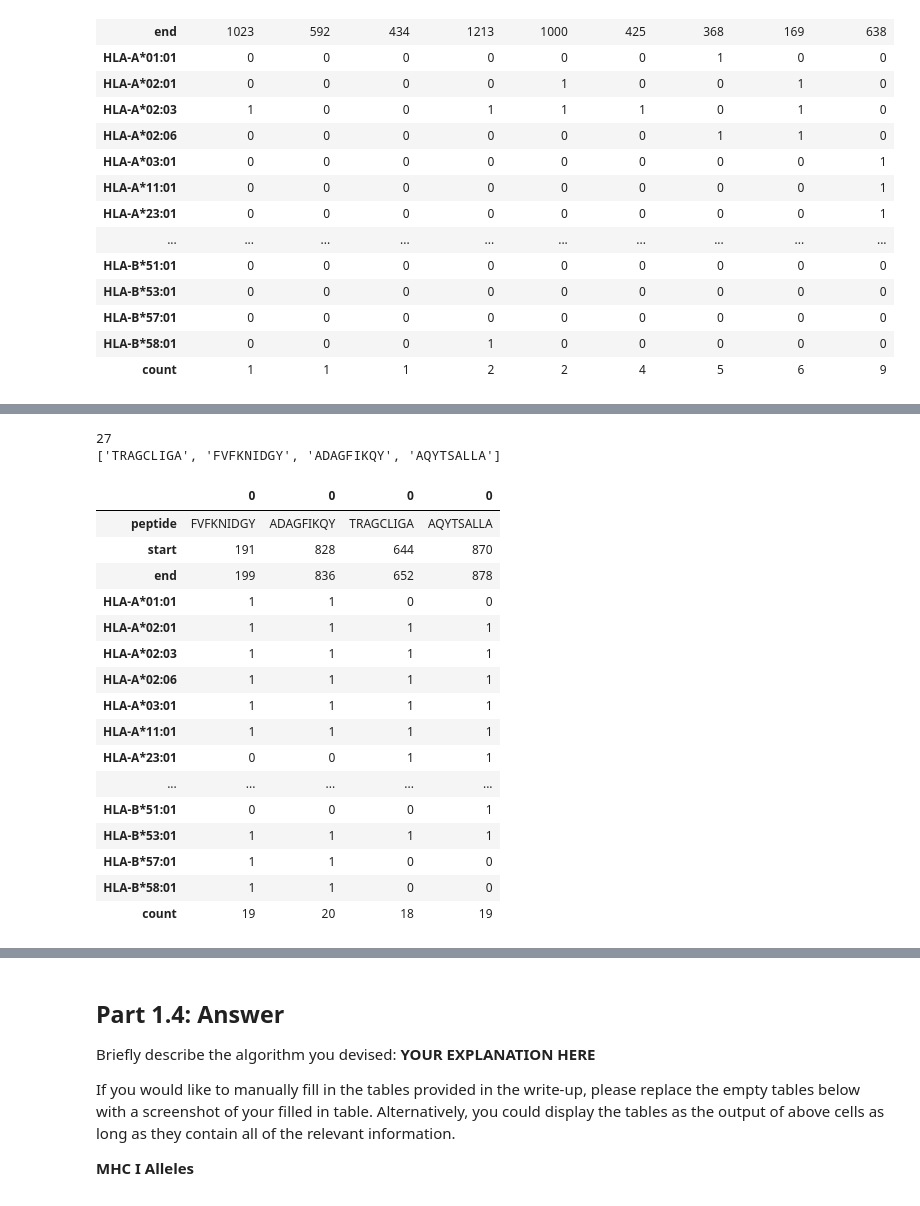
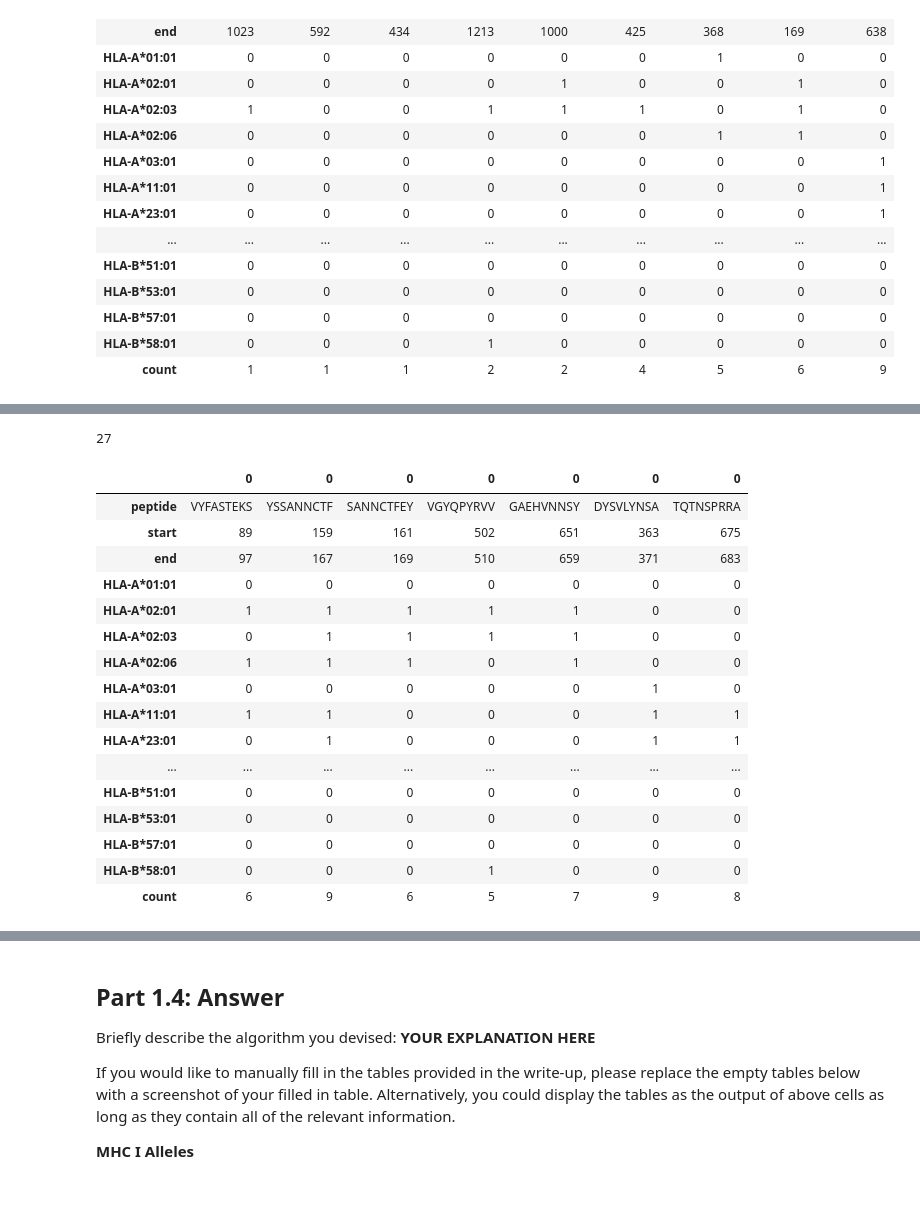
Before and after one commit to ryanquinnnelson/CMU-02718-HW5, a Jupyter notebook: 02_518_02_718_HW_5_ryann.ipynb, the cells around one changed output, grey strips where cells are left out. Cells and saved outputs as stored; diff of their text form; code cells hidden in the pictures.

Commit message:
Verified through coverage df

```diff
--- a/02_518_02_718_HW_5_ryann.ipynb
+++ b/02_518_02_718_HW_5_ryann.ipynb
@@ -1162,3 +1201,8 @@ def find_peptide_cover(df_available,allele):
 
         # return an empty dictionary
         return dict()
+# %%
+print('test update_selected_peptides()')
+
+df_test = df_test[df_test['peptide']=='CVADYSVLY']
+df_test.T
@@ -1165,15 +1228,7 @@ def find_peptide_cover(df_available,allele):
 # %%
-print('test update_selected_peptides()')
-
-# sort the coverage df by count
-df_sorted = df_coverage_test.sort_values(by=['count'],ascending=True) # should be False, true for test purposes
-
 # select the peptide with the highest coverage count
-selected_peptide = df_sorted.head(1)
+selected_peptide = df_test.head(1)
 peptide_dict = selected_peptide.to_dict()
-print(peptide_dict)
-
-selected = []
-update_selected_peptides(peptide_dict,selected)
-selected
+for key in peptide_dict:
+    print(key,peptide_dict[key])
 # %% [output]
@@ -1183,7 +1258,8 @@ test update_selected_peptides()
 # %%
 print('test update_uncovered_alleles()')
-uncovered = ['HLA-B*40:01','HLA-B*44:02']
+uncovered = class_i_list.copy()
+print(len(uncovered))
 update_uncovered_alleles(peptide_dict,uncovered)
-uncovered
+len(uncovered)
 # %% [output]
 test update_uncovered_alleles()
@@ -1231,7 +1308,7 @@ def select_peptides(df,alleles,design_limit):
     uncovered = alleles.copy()
 
     # select the peptide with the highest coverage count
-    df_sorted = df.sort_values(by=['count'],ascending=True) # should be False, true for test purposes
+    df_sorted = df.sort_values(by=['count'],ascending=False) # should be False, true for test purposes
     selected_peptide = df_sorted.head(1).to_dict()
 
     # update data structures based on selection
@@ -1310,28 +1400,25 @@ df_coverage_mhc1
 # %%
+# see breakdown of example
+df_coverage_mhc1 = get_peptide_coverage_df(results_mhc1,6.0,class_i_list)
 n,selected = select_peptides(df_coverage_mhc1,class_i_list,10)
 print(n)
-print(selected)
+df_coverage_mhc1[df_coverage_mhc1['peptide'].isin(selected)].T
 # %% [output]
 27
-['TRAGCLIGA', 'FVFKNIDGY', 'ADAGFIKQY', 'AQYTSALLA']
+|  | 0 | 0 | 0 | 0 | 0 | 0 | 0 |
+| peptide | VYFASTEKS | YSSANNCTF | SANNCTFEY | VGYQPYRVV | GAEHVNNSY | DYSVLYNSA | TQTNSPRRA |
+| start | 89 | 159 | 161 | 502 | 651 | 363 | 675 |
+| end | 97 | 167 | 169 | 510 | 659 | 371 | 683 |
+| HLA-A*01:01 | 0 | 0 | 0 | 0 | 0 | 0 | 0 |
+| HLA-A*02:01 | 1 | 1 | 1 | 1 | 1 | 0 | 0 |
+| HLA-A*02:03 | 0 | 1 | 1 | 1 | 1 | 0 | 0 |
+| HLA-A*02:06 | 1 | 1 | 1 | 0 | 1 | 0 | 0 |
+| HLA-A*03:01 | 0 | 0 | 0 | 0 | 0 | 1 | 0 |
+| HLA-A*11:01 | 1 | 1 | 0 | 0 | 0 | 1 | 1 |
+| HLA-A*23:01 | 0 | 1 | 0 | 0 | 0 | 1 | 1 |
+| ... | ... | ... | ... | ... | ... | ... | ... |
+| HLA-B*51:01 | 0 | 0 | 0 | 0 | 0 | 0 | 0 |
+| HLA-B*53:01 | 0 | 0 | 0 | 0 | 0 | 0 | 0 |
+| HLA-B*57:01 | 0 | 0 | 0 | 0 | 0 | 0 | 0 |
+| HLA-B*58:01 | 0 | 0 | 0 | 1 | 0 | 0 | 0 |
+| count | 6 | 9 | 6 | 5 | 7 | 9 | 8 |
-# %%
-# see breakdown of coverage
-df_coverage_mhc1[df_coverage_mhc1['peptide'].isin(selected)].T
-# %% [output]
-|  | 0 | 0 | 0 | 0 |
-| peptide | FVFKNIDGY | ADAGFIKQY | TRAGCLIGA | AQYTSALLA |
-| start | 191 | 828 | 644 | 870 |
-| end | 199 | 836 | 652 | 878 |
-| HLA-A*01:01 | 1 | 1 | 0 | 0 |
-| HLA-A*02:01 | 1 | 1 | 1 | 1 |
-| HLA-A*02:03 | 1 | 1 | 1 | 1 |
-| HLA-A*02:06 | 1 | 1 | 1 | 1 |
-| HLA-A*03:01 | 1 | 1 | 1 | 1 |
-| HLA-A*11:01 | 1 | 1 | 1 | 1 |
-| HLA-A*23:01 | 0 | 0 | 1 | 1 |
-| ... | ... | ... | ... | ... |
-| HLA-B*51:01 | 0 | 0 | 0 | 1 |
-| HLA-B*53:01 | 1 | 1 | 1 | 1 |
-| HLA-B*57:01 | 1 | 1 | 0 | 0 |
-| HLA-B*58:01 | 1 | 1 | 0 | 0 |
-| count | 19 | 20 | 18 | 19 |
```
Also changed, not shown: parts of 14 cells of this notebook.
